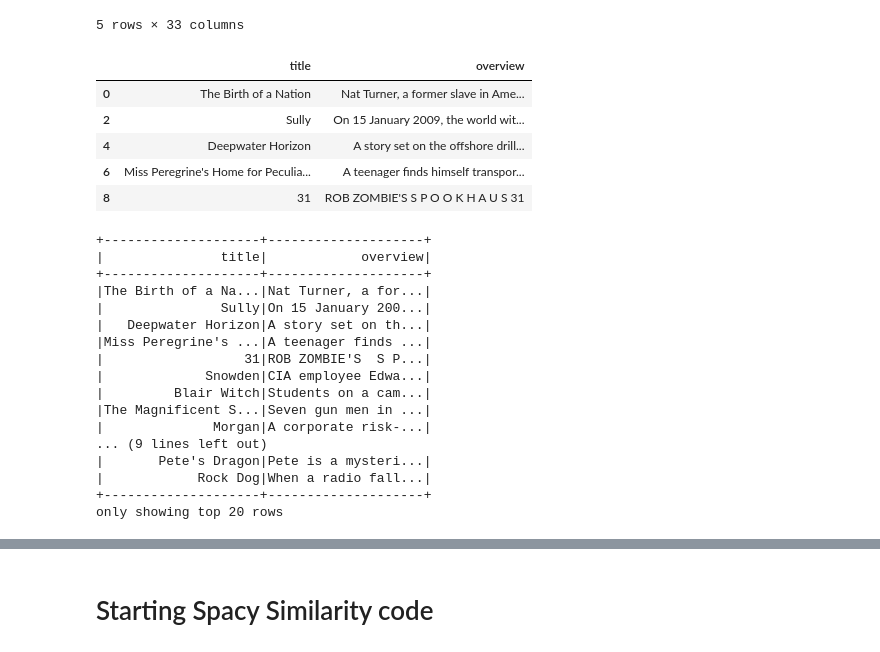
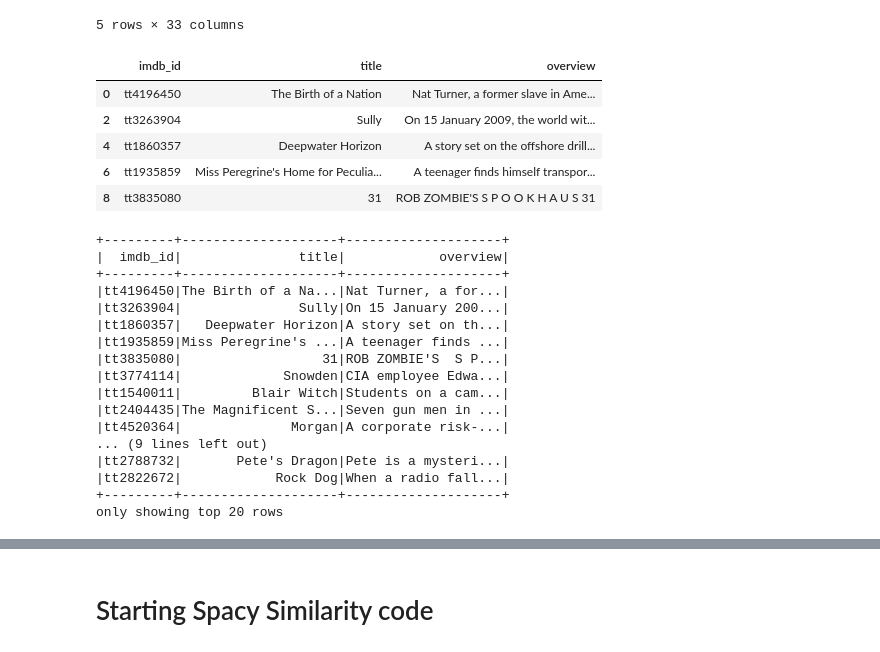
Before and after one commit to irinadrapic/moviesDashboard, a Jupyter notebook: raw/Similarity Test.ipynb, the cells around one changed output, grey strips where cells are left out. Saved outputs shown, nothing was run; the diff lists cells and outputs as text; code cells hidden in the pictures.

```diff
--- a/raw/Similarity Test.ipynb
+++ b/raw/Similarity Test.ipynb
@@ -36,15 +36,15 @@ file.head()
 | 8 | 284564 | tt3835080 | 31 | 9/15/2016 | [{'iso_639_1': 'de', 'name': 'Deu... | Horror | Thriller | NaN | NaN | ... |
 5 rows × 33 columns
 # %%
-overview_df2 = file[["title", "overview"]].copy()
+overview_df2 = file[["imdb_id","title", "overview"]].copy()
 overview_df2.head()
 # %% [output]
-|  | title | overview |
-| 0 | The Birth of a Nation | Nat Turner, a former slave in Ame... |
-| 2 | Sully | On 15 January 2009, the world wit... |
-| 4 | Deepwater Horizon | A story set on the offshore drill... |
-| 6 | Miss Peregrine's Home for Peculia... | A teenager finds himself transpor... |
-| 8 | 31 | ROB ZOMBIE'S S P O O K H A U S 31 |
+|  | imdb_id | title | overview |
+| 0 | tt4196450 | The Birth of a Nation | Nat Turner, a former slave in Ame... |
+| 2 | tt3263904 | Sully | On 15 January 2009, the world wit... |
+| 4 | tt1860357 | Deepwater Horizon | A story set on the offshore drill... |
+| 6 | tt1935859 | Miss Peregrine's Home for Peculia... | A teenager finds himself transpor... |
+| 8 | tt3835080 | 31 | ROB ZOMBIE'S S P O O K H A U S 31 |
 # %%
 from pyspark.ml.feature import Tokenizer
 from pyspark.sql.functions import col, udf
@@ -53,22 +53,22 @@ from pyspark.sql.types import IntegerType
 sentenceData = spark.createDataFrame(overview_df2)
 sentenceData.show()
 # %% [output]
-+--------------------+--------------------+
-|               title|            overview|
-+--------------------+--------------------+
-|The Birth of a Na...|Nat Turner, a for...|
-|               Sully|On 15 January 200...|
-|   Deepwater Horizon|A story set on th...|
-|Miss Peregrine's ...|A teenager finds ...|
-|                  31|ROB ZOMBIE'S  S P...|
-|             Snowden|CIA employee Edwa...|
-|         Blair Witch|Students on a cam...|
-|The Magnificent S...|Seven gun men in ...|
-|              Morgan|A corporate risk-...|
++---------+--------------------+--------------------+
+|  imdb_id|               title|            overview|
++---------+--------------------+--------------------+
+|tt4196450|The Birth of a Na...|Nat Turner, a for...|
+|tt3263904|               Sully|On 15 January 200...|
+|tt1860357|   Deepwater Horizon|A story set on th...|
+|tt1935859|Miss Peregrine's ...|A teenager finds ...|
+|tt3835080|                  31|ROB ZOMBIE'S  S P...|
+|tt3774114|             Snowden|CIA employee Edwa...|
+|tt1540011|         Blair Witch|Students on a cam...|
+|tt2404435|The Magnificent S...|Seven gun men in ...|
+|tt4520364|              Morgan|A corporate risk-...|
 ... (9 lines left out)
-|       Pete's Dragon|Pete is a mysteri...|
-|            Rock Dog|When a radio fall...|
-+--------------------+--------------------+
+|tt2788732|       Pete's Dragon|Pete is a mysteri...|
+|tt2822672|            Rock Dog|When a radio fall...|
++---------+--------------------+--------------------+
 only showing top 20 rows
 # %%
 tokenizer = Tokenizer(inputCol="overview", outputCol="words")
```
Also changed, not shown: parts of 41 cells of this notebook, 1 other file.
